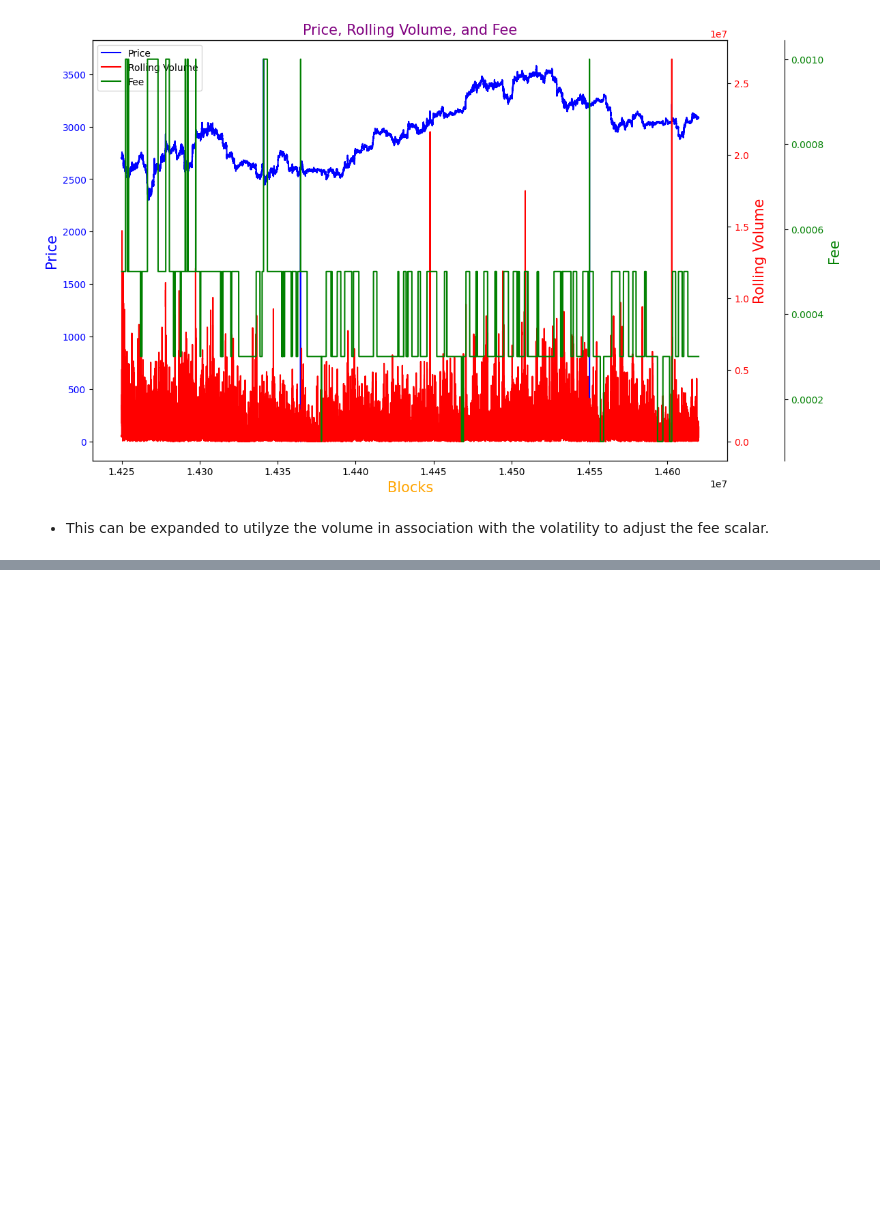
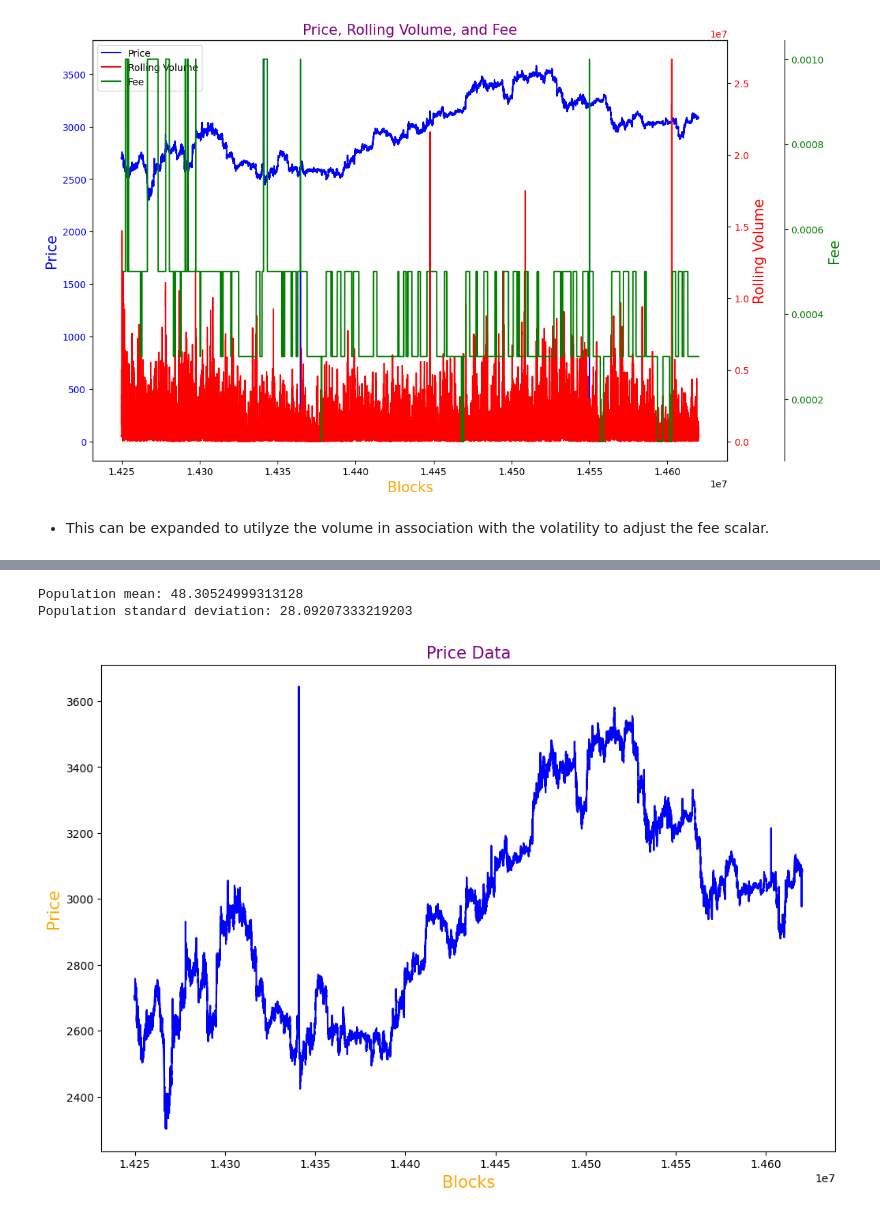
Before and after one commit to semiotic-ai/realized_volatility_substream, a Jupyter notebook: notebooks/notebooks/notes-denver.ipynb, the cells around one changed output, grey strips where cells are left out. Drawn from its saved outputs; the diff is of its cells as text; code cells hidden in the pictures; blank space fills up the shorter version.

Commit message:
feat: z-score based fee

```diff
--- a/notebooks/notebooks/notes-denver.ipynb
+++ b/notebooks/notebooks/notes-denver.ipynb
@@ -816,0 +931,50 @@ plot_triple_line(
+# %%
+df = df.sort_values(by=['evt_block_number', 'evt_index']).reset_index(drop=True)
+
+window_size = 8192
+realized_volatility = np.zeros(len(df))
+
+block_numbers = df['evt_block_number'].values
+indexes = df['evt_index'].values
+prices = df['price'].values
+
+for i in range(len(df)):
+    current_block = block_numbers[i]
+    current_index = indexes[i]
+
+    start_block = current_block - window_size
+
+    mask = (block_numbers >= start_block) & (block_numbers <= current_block) & \
+           ((block_numbers < current_block) | ((block_numbers == current_block) & (indexes <= current_index)))
+
+    window_prices = prices[mask]
+    realized_volatility[i] = np.std(window_prices, ddof=1)
+df['realized_volatility'] = realized_volatility
+# %%
+population_mean = df['realized_volatility'].mean()
+population_std = df['realized_volatility'].std()
+
+print(f"Population mean: {population_mean}")
+print(f"Population standard deviation: {population_std}")
+
+df['z_score'] = (df['realized_volatility'] - population_mean) / population_std
+# %% [output]
+Population mean: 48.30524999313128
+Population standard deviation: 28.09207333219203
+# %%
+import scipy.stats as stats
+df["percentile"] = df["z_score"].apply(lambda x: norm.cdf(x))
+df["fee_scalr"] = df["percentile"] + .5
+df["fee"] = df["fee_scalr"] * .0005 # 0.05% fee
+# %%
+plot_single_line(
+    df=df,
+    x_col='evt_block_number',
+    y_col='price',
+    title='Price Data',
+    x_label='Blocks',
+    y_label='Price',
+    color='blue'
+)
+# %% [output]
+[figure, added]
```
Also changed, not shown: parts of 20 cells of this notebook, 2 other files.
